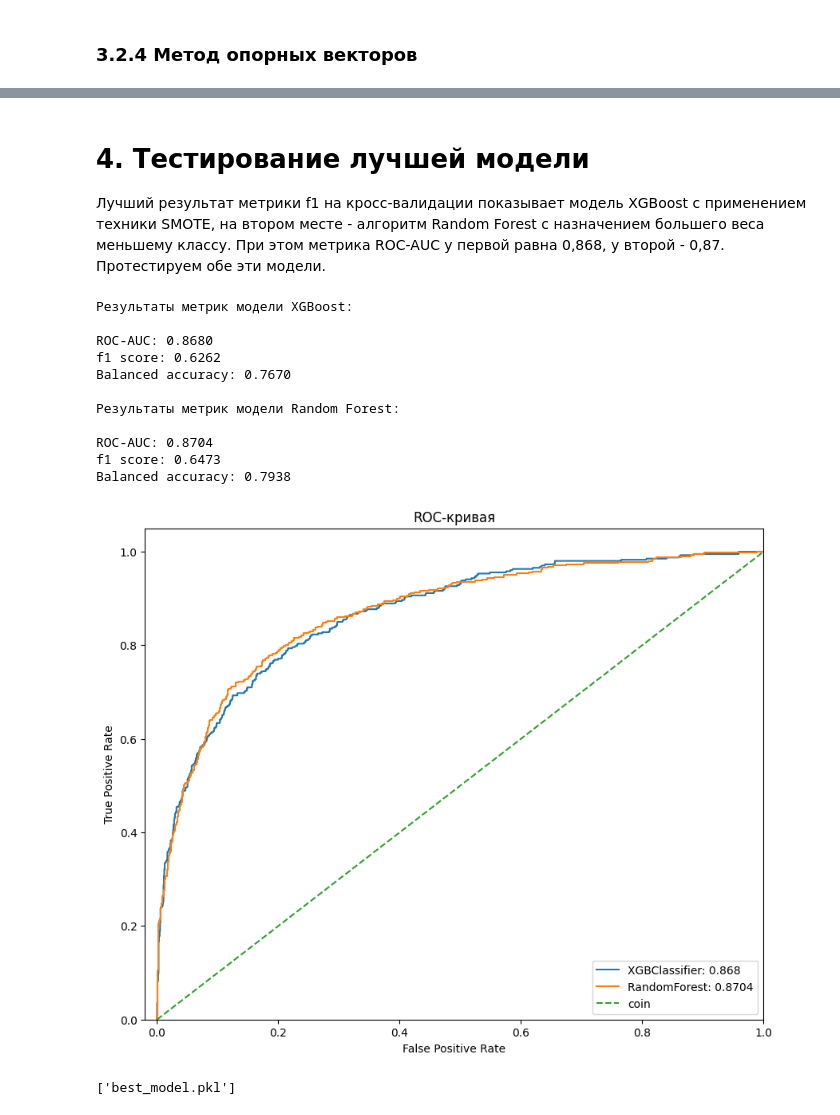
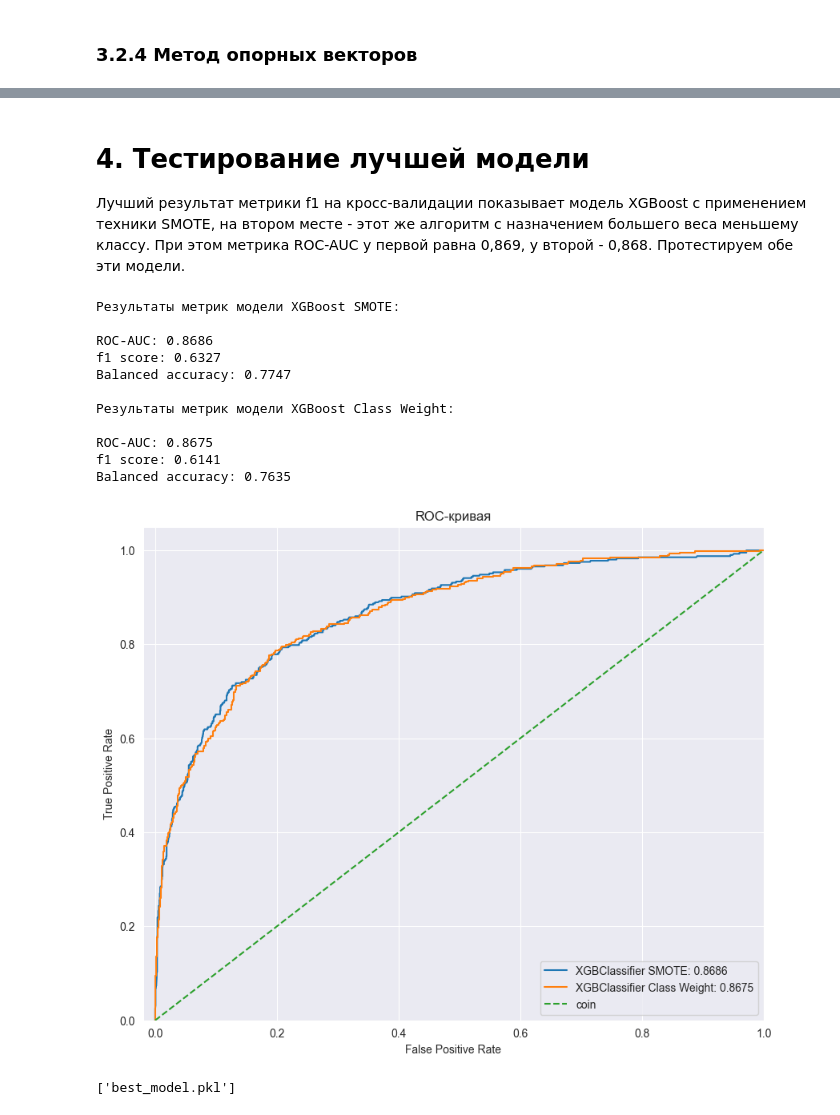
Before and after one commit to elenasobolevamsc/Bank_Churn_Prediction, a Jupyter notebook: Bank_Churn_Prediction.ipynb, the cells around one changed output, grey strips where cells are left out. Saved outputs shown, nothing was run; the diff lists cells and outputs as text; code cells hidden in the pictures.

```diff
--- a/Bank_Churn_Prediction.ipynb
+++ b/Bank_Churn_Prediction.ipynb
@@ -8,9 +8,11 @@ warnings.filterwarnings('ignore')
 import optuna
 import mlflow
 import joblib
+import seaborn as sns
 import pandas as pd
 import xgboost as xgb
 import numpy as np
+import requests
 import matplotlib.pyplot as plt
 
 from imblearn.over_sampling import SMOTE
@@ -24,8 +26,8 @@ from sklearn.linear_model import LogisticRegression
 from sklearn.svm import SVC
 from sklearn.metrics import roc_auc_score, roc_curve, f1_score, balanced_accuracy_score
 
-mlflow.set_tracking_uri("http://127.0.0.1:8000")
-client=mlflow.MlflowClient(tracking_uri='http://127.0.0.1:8000')
+mlflow.set_tracking_uri("http://127.0.0.1:9000")
+client=mlflow.MlflowClient(tracking_uri='http://127.0.0.1:9000')
 optuna.logging.set_verbosity(optuna.logging.WARNING)
 # %%
 # загрузим файл:
@@ -860,60 +887,60 @@ roc_auc_table
 # %% [markdown]
 # 4. Тестирование лучшей модели
 
-Лучший результат метрики f1 на кросс-валидации показывает модель XGBoost с применением техники SMOTE, на втором месте - алгоритм Random Forest с назначением большего веса меньшему классу. При этом метрика ROC-AUC у первой равна 0,868, у второй - 0,87. Протестируем обе эти модели.
+Лучший результат метрики f1 на кросс-валидации показывает модель XGBoost с применением техники SMOTE, на втором месте - этот же алгоритм с назначением большего веса меньшему классу. При этом метрика ROC-AUC у первой равна 0,869, у второй - 0,868. Протестируем обе эти модели.
 # %%
-best_model_xgb = mlflow.sklearn.load_model('runs:/016f63ffd42f49bfac2b469c3a1a09c0/xgb_pipeline_smote')
+best_model_smote = mlflow.sklearn.load_model('runs:/31cc242c1dcc4b81a79c8e184894e8ea/xgb_pipeline_smote')
 # %%
-best_model_rf = mlflow.sklearn.load_model('runs:/22433a40924543c8ad17218dc530dd27/rf_pipeline_class_weight')
+best_model_cw = mlflow.sklearn.load_model('runs:/467b6370bf0748d19351e002a3a49c0e/xgb_pipeline_class_weight')
 # %%
-pred_proba_xgb_smote = best_model_xgb.predict_proba(X_test)[:, 1]
-pred_proba_rf_cw = best_model_rf.predict_proba(X_test)[:, 1]
-print('Результаты метрик модели XGBoost:')
+pred_proba_xgb_smote = best_model_smote.predict_proba(X_test)[:, 1]
+pred_proba_xgb_cw = best_model_cw.predict_proba(X_test)[:, 1]
+print('Результаты метрик модели XGBoost SMOTE:')
 print()
 print('ROC-AUC: {:.4f}'.format(roc_auc_score(y_test, pred_proba_xgb_smote)))
 print('f1 score: {:.4f}'.format(f1_score(y_test, np.round(pred_proba_xgb_smote))))
 print('Balanced accuracy: {:.4f}'.format(balanced_accuracy_score(y_test, np.round(pred_proba_xgb_smote))))
 print()
-print('Результаты метрик модели Random Forest:')
+print('Результаты метрик модели XGBoost Class Weight:')
 print()
-print('ROC-AUC: {:.4f}'.format(roc_auc_score(y_test, pred_proba_rf_cw)))
-print('f1 score: {:.4f}'.format(f1_score(y_test, np.round(pred_proba_rf_cw))))
-print('Balanced accuracy: {:.4f}'.format(balanced_accuracy_score(y_test, np.round(pred_proba_rf_cw))))
+print('ROC-AUC: {:.4f}'.format(roc_auc_score(y_test, pred_proba_xgb_cw)))
+print('f1 score: {:.4f}'.format(f1_score(y_test, np.round(pred_proba_xgb_cw))))
+print('Balanced accuracy: {:.4f}'.format(balanced_accuracy_score(y_test, np.round(pred_proba_xgb_cw))))
 # %% [output]
-Результаты метрик модели XGBoost:
+Результаты метрик модели XGBoost SMOTE:
 
-ROC-AUC: 0.8680
-f1 score: 0.6262
-Balanced accuracy: 0.7670
+ROC-AUC: 0.8686
+f1 score: 0.6327
+Balanced accuracy: 0.7747
 
-Результаты метрик модели Random Forest:
+Результаты метрик модели XGBoost Class Weight:
 
-ROC-AUC: 0.8704
-f1 score: 0.6473
-Balanced accuracy: 0.7938
+ROC-AUC: 0.8675
+f1 score: 0.6141
+Balanced accuracy: 0.7635
 # %%
 plt.figure(figsize=(10, 8))
 
 fpr, tpr, thresholds = roc_curve(y_test, pred_proba_xgb_smote)
-plt.plot(fpr, tpr, label=f'XGBClassifier: {round(roc_auc_score(y_test, pred_proba_xgb_smote), 4)}')
+plt.plot(fpr, tpr, label=f'XGBClassifier SMOTE: {round(roc_auc_score(y_test, pred_proba_xgb_smote), 4)}')
 
-fpr, tpr, thresholds = roc_curve(y_test, pred_proba_rf_cw)
-plt.plot(fpr, tpr, label=f'RandomForest: {round(roc_auc_score(y_test, pred_proba_rf_cw), 4)}')
+fpr, tpr, thresholds = roc_curve(y_test, pred_proba_xgb_cw)
+plt.plot(fpr, tpr, label=f'XGBClassifier Class Weight: {round(roc_auc_score(y_test, pred_proba_xgb_cw), 4)}')
 
 plt.plot([0, 1], [0, 1], linestyle='--', label='coin')
 
 plt.xlim([-0.02, 1.0])
 plt.ylim([0.0, 1.05])
 
 plt.xlabel('False Positive Rate')
 plt.ylabel('True Positive Rate')
 
 plt.title('ROC-кривая')
 
 plt.legend(loc='lower right')
 
 plt.show()
 # %% [output]
-[figure, old version]
+[figure, new version]
 # %%
 # сохраним лучшую модель:
```
Also changed, not shown: parts of 33 cells of this notebook, 9 other files.
